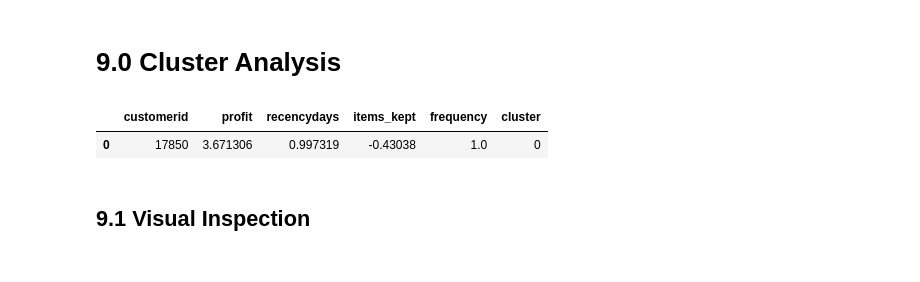
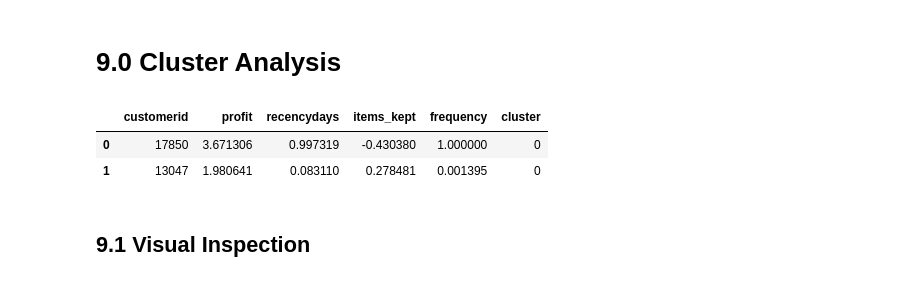
Before and after one commit to ViniciusKos/insiders_clustering, a Jupyter notebook: cluster_circle4.ipynb, the cells around one changed output. Cells and saved outputs as stored; diff of their text form; code cells hidden in the pictures.

```diff
--- a/cluster_circle4.ipynb
+++ b/cluster_circle4.ipynb
@@ -1175,10 +1176,11 @@ WSS 176643.4016592405
 # %%
 df9=df6.copy()
 df9['cluster']=labels
-df9.head(1)
+df9.head(2)
 # %% [output]
 |  | customerid | profit | recencydays | items_kept | frequency | cluster |
-| 0 | 17850 | 3.671306 | 0.997319 | -0.43038 | 1.0 | 0 |
+| 0 | 17850 | 3.671306 | 0.997319 | -0.430380 | 1.000000 | 0 |
+| 1 | 13047 | 1.980641 | 0.083110 | 0.278481 | 0.001395 | 0 |
 # %% [markdown]
 ## 9.1 Visual Inspection
 # %%
```
Also changed, not shown: parts of 9 cells of this notebook.
